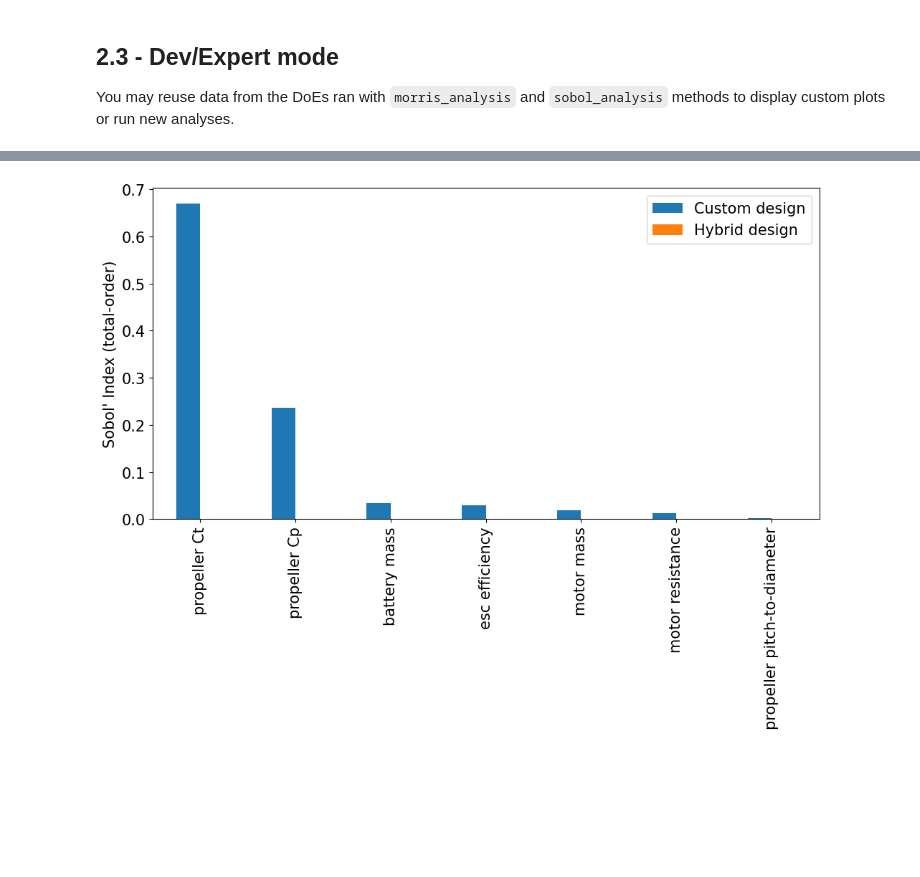
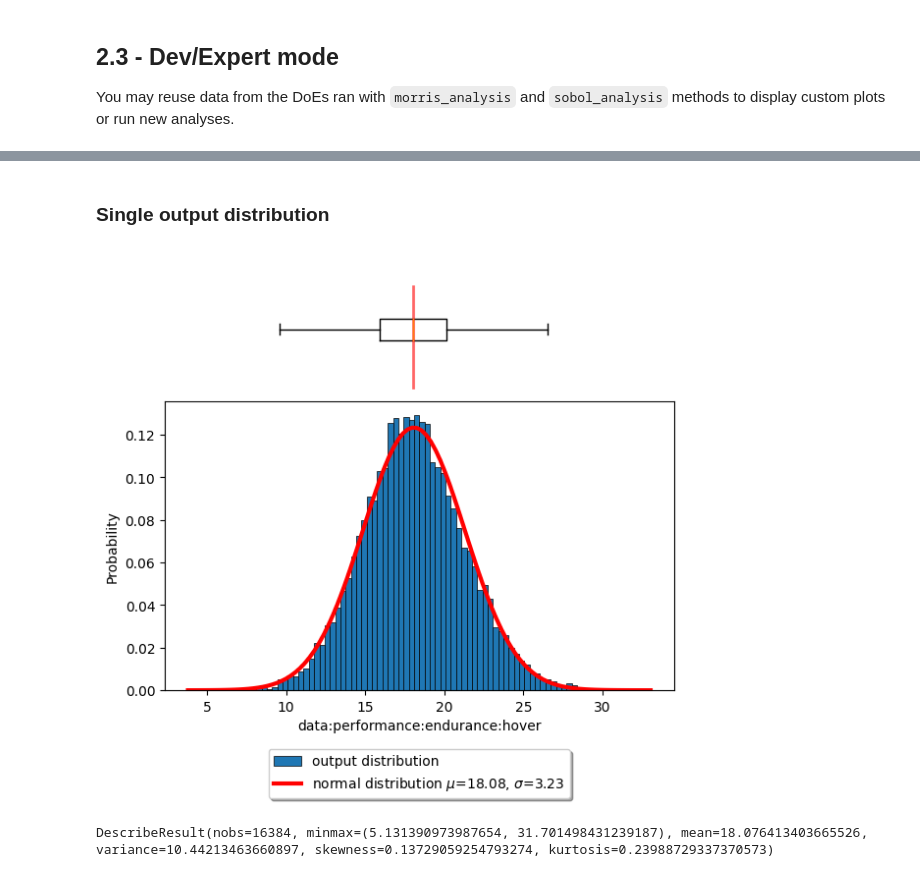
Before and after one commit to SizingLab/FAST-UAV, a Jupyter notebook: src/fastuav/notebooks/03_Uncertainty_analysis.ipynb, the cells around one changed output, grey strips where cells are left out. Cells and saved outputs as stored; diff of their text form; code cells hidden in the pictures; blank space fills up the shorter version.

```diff
--- a/src/fastuav/notebooks/03_Uncertainty_analysis.ipynb
+++ b/src/fastuav/notebooks/03_Uncertainty_analysis.ipynb
@@ -336,46 +208,25 @@ std =  3.2313305772219967
-# %%
-# SOBOL' COMPARISON
-
-# SOBOL' 1
-# Load DoE csv file
-df_sobol = pd.read_csv(SA_PATH + "/doe_Sobol.csv", sep=",")
-# Load problem and output definitions
-f_problem = open(SA_PATH + "/problem_sobol.txt", "r")
-f_output = open(SA_PATH + "/y_sobol.txt", "r")
-problem = eval(f_problem.read())
-y = f_output.read()
-f_problem.close()
-f_output.close()
-# Read data
-Y = df_sobol[y].to_numpy()
-# Run Sobol analysis with SALib
-Si_1 = sobol.analyze(problem, Y, calc_second_order=True)
-
-# SOBOL' 2
-# Load DoE csv file
-df_sobol = pd.read_csv(SA_PATH + "/doe_Sobol_2.csv", sep=",")
-# Load problem and output definitions
-f_problem = open(SA_PATH + "/problem_sobol_2.txt", "r")
-f_output = open(SA_PATH + "/y_sobol_2.txt", "r")
-problem = eval(f_problem.read())
-y = f_output.read()
-f_problem.close()
-f_output.close()
-# Read data
-Y = df_sobol[y].to_numpy()
-# Run Sobol analysis with SALib
-Si_2 = sobol.analyze(problem, Y, calc_second_order=True)
-
-# PLOT
-CONF_COLUMN = "_conf"
-total_1, first_1, _ = Si_1.to_df()
-total_1 = total_1.rename(columns={"ST": "Custom design"})
-total_2, first_2, _ = Si_2.to_df()
-total_2["ST"] = 0
-total_2 = total_2.rename(columns={"ST": "Hybrid design"})
-Si_df = pd.concat([total_1, total_2], axis=1)
-conf_cols = Si_df.columns.str.contains(CONF_COLUMN)
-Sis = Si_df.loc[:, ~conf_cols]
-ax = Sis.plot(kind="bar", ax=None, stacked=False, ylabel="Sobol' Index (total-order)")
-# %% [output]
-[figure, removed]
+# %% [markdown]
+### Single output distribution
+# %%
+# Single output distribution
+from fastuav.utils.postprocessing.sensitivity_analysis.distribution_plot import hist_dist_plot
+
+# Import data of DoE
+df_output = pd.read_csv(SA_PATH + "/doe_Sobol.csv", sep=",")
+
+# Select variable to display
+y = 'data:performance:endurance:hover'
+# y = 'data:weight:mtow'
+
+# Plot histogram of distribution
+fig = hist_dist_plot(df_output, y)
+
+# Save figure
+plt.savefig(SA_PATH + "/figures/output_dist.pdf", bbox_inches="tight")
+# %% [output]
+[figure, added]
+# %%
+# Compute several descriptive statistics of the Monte Carlo output
+describe(df_output[y])
+# %% [output]
+DescribeResult(nobs=16384, minmax=(5.131390973987654, 31.701498431239187), mean=18.076413403665526, variance=10.44213463660897, skewness=0.13729059254793274, kurtosis=0.23988729337370573)
```
Also changed, not shown: parts of 16 cells of this notebook, 3 other files.
